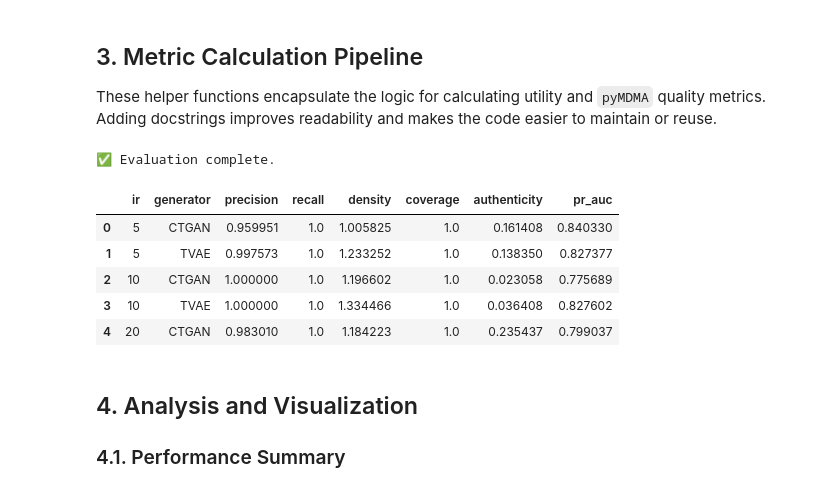
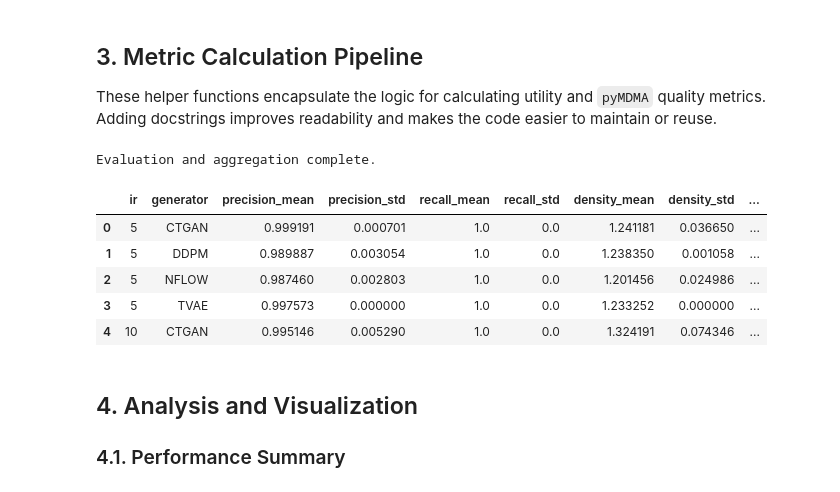
Before and after one commit to Adriano-7/imbalanced-data-synthesis-quality, a Jupyter notebook: notebooks/03_pyMDMA_Evaluation.ipynb, the cells around one changed output. Cells and saved outputs as stored; diff of their text form; code cells hidden in the pictures.

```diff
--- a/notebooks/03_pyMDMA_Evaluation.ipynb
+++ b/notebooks/03_pyMDMA_Evaluation.ipynb
@@ -39,7 +37,9 @@ FIGURES_PATH.mkdir(exist_ok=True, parents=True)
 
 TARGET_FEATURE = "Severity"
 IMBALANCE_RATIOS = [1, 5, 10, 20, 50, 100]
-GENERATORS = ["ctgan", "tvae"]
+
+GENERATORS = ["ctgan", "tvae", "ddpm", "nflow"]
+N_REPEATS = 3
 
 sns.set_theme(style="whitegrid")
 plt.rcParams['figure.dpi'] = 150
@@ -49,6 +49,8 @@ palette = sns.color_palette("colorblind", n_colors=len(GENERATORS))
 GENERATOR_STYLES = {
     "CTGAN": {"color": palette[0], "marker": "o", "linestyle": "-"},
     "TVAE": {"color": palette[1], "marker": "s", "linestyle": "--"},
+    "DDPM": {"color": palette[2], "marker": "X", "linestyle": "-."},
+    "NFLOW": {"color": palette[3], "marker": "D", "linestyle": ":"},
 }
 # %% [markdown]
 ## 3. Metric Calculation Pipeline
@@ -89,48 +91,57 @@ def calculate_pyMDMA_metrics(real_df: pd.DataFrame, synthetic_df: pd.DataFrame)
     }
     return results
 # %%
-all_results = []
+all_results_runs = []
 test_df = pd.read_csv(PROCESSED_PATH / "test.csv")
 
-pbar = tqdm(total=len(IMBALANCE_RATIOS) * len(GENERATORS), desc="🚀 Processing Experiments")
+pbar = tqdm(total=len(IMBALANCE_RATIOS) * len(GENERATORS) * N_REPEATS, desc="🚀 Processing Experiments")
 
 for ir in IMBALANCE_RATIOS:
     for generator in GENERATORS:
-        real_path = PROCESSED_PATH / f"train_imbalanced_ir_{ir}.csv"
-        synth_path = SYNTHETIC_PATH / f"train_imbalanced_ir_{ir}_balanced_by_{generator}_run1.csv"
+        for run_id in range(1, N_REPEATS + 1):
+            real_path = PROCESSED_PATH / f"train_imbalanced_ir_{ir}.csv"
+            synth_path = SYNTHETIC_PATH / f"train_imbalanced_ir_{ir}_balanced_by_{generator}_run{run_id}.csv"
 
-        if not synth_path.exists():
-            warnings.warn(f"File not found, skipping: {synth_path.name}")
+            if not synth_path.exists():
+                warnings.warn(f"File not found, skipping: {synth_path.name}")
+                pbar.update(1)
+                continue
+
+            real_df = pd.read_csv(real_path)
+            synthetic_df = pd.read_csv(synth_path)
+
+            pyMDMA_metrics = calculate_pyMDMA_metrics(real_df, synthetic_df)
+            utility_metrics = calculate_utility_metrics(synthetic_df, test_df)
+
+            result_entry = {
+                "ir": ir,
+                "generator": generator.upper(),
+                "run_id": run_id,
+                **pyMDMA_metrics,
+                **utility_metrics
+            }
+            all_results_runs.append(result_entry)
             pbar.update(1)
-            continue
-
-        real_df = pd.read_csv(real_path)
-        synthetic_df = pd.read_csv(synth_path)
-
-        pyMDMA_metrics = calculate_pyMDMA_metrics(real_df, synthetic_df)
-        utility_metrics = calculate_utility_metrics(synthetic_df, test_df)
-
-        result_entry = {
-            "ir": ir,
-            "generator": generator.upper(),
-            **pyMDMA_metrics,
-            **utility_metrics
-        }
-        all_results.append(result_entry)
-        pbar.update(1)
 
 pbar.close()
-results_df = pd.DataFrame(all_results)
-print("✅ Evaluation complete.")
+raw_results_df = pd.DataFrame(all_results_runs)
+
+agg_metrics = {col: ['mean', 'std'] for col in raw_results_df.columns if col not in ['ir', 'generator', 'run_id']}
+
+results_df = raw_results_df.groupby(['ir', 'generator']).agg(agg_metrics).reset_index()
+
+results_df.columns = ['_'.join(col).strip() if col[1] else col[0] for col in results_df.columns.values]
+
+print("Evaluation and aggregation complete.")
 results_df.head()
 # %% [output]
-✅ Evaluation complete.
+Evaluation and aggregation complete.
-|  | ir | generator | precision | recall | density | coverage | authenticity | pr_auc |
-| 0 | 5 | CTGAN | 0.959951 | 1.0 | 1.005825 | 1.0 | 0.161408 | 0.840330 |
-| 1 | 5 | TVAE | 0.997573 | 1.0 | 1.233252 | 1.0 | 0.138350 | 0.827377 |
-| 2 | 10 | CTGAN | 1.000000 | 1.0 | 1.196602 | 1.0 | 0.023058 | 0.775689 |
-| 3 | 10 | TVAE | 1.000000 | 1.0 | 1.334466 | 1.0 | 0.036408 | 0.827602 |
-| 4 | 20 | CTGAN | 0.983010 | 1.0 | 1.184223 | 1.0 | 0.235437 | 0.799037 |
+|  | ir | generator | precision_mean | precision_std | recall_mean | recall_std | density_mean | density_std | ... |
+| 0 | 5 | CTGAN | 0.999191 | 0.000701 | 1.0 | 0.0 | 1.241181 | 0.036650 | ... |
+| 1 | 5 | DDPM | 0.989887 | 0.003054 | 1.0 | 0.0 | 1.238350 | 0.001058 | ... |
+| 2 | 5 | NFLOW | 0.987460 | 0.002803 | 1.0 | 0.0 | 1.201456 | 0.024986 | ... |
+| 3 | 5 | TVAE | 0.997573 | 0.000000 | 1.0 | 0.0 | 1.233252 | 0.000000 | ... |
+| 4 | 10 | CTGAN | 0.995146 | 0.005290 | 1.0 | 0.0 | 1.324191 | 0.074346 | ... |
 # %% [markdown]
 ## 4. Analysis and Visualization
 
```
Also changed, not shown: parts of 6 cells of this notebook, 13 other files.
